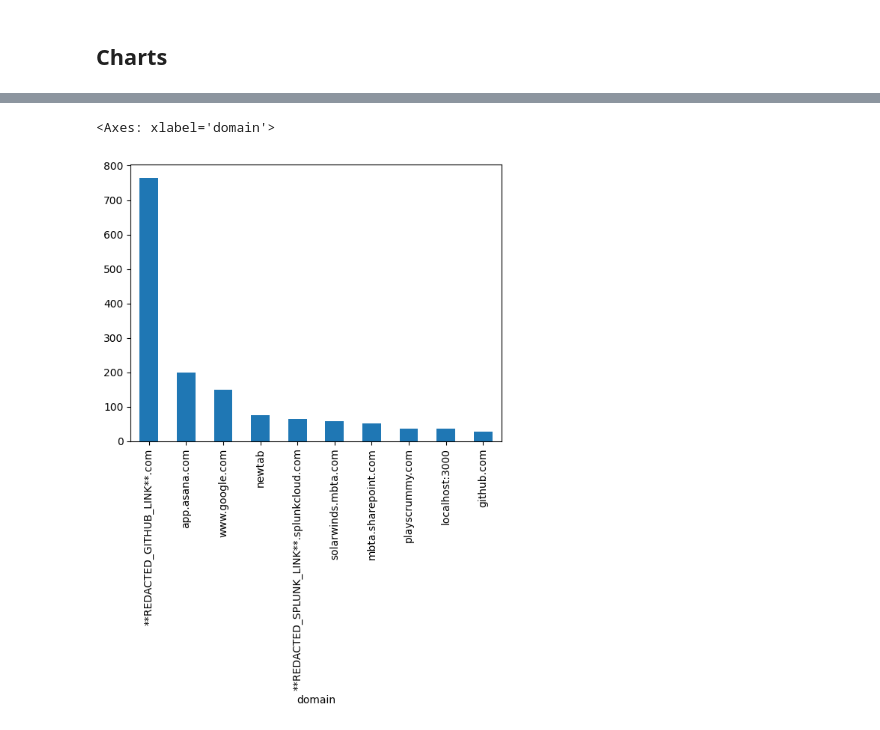
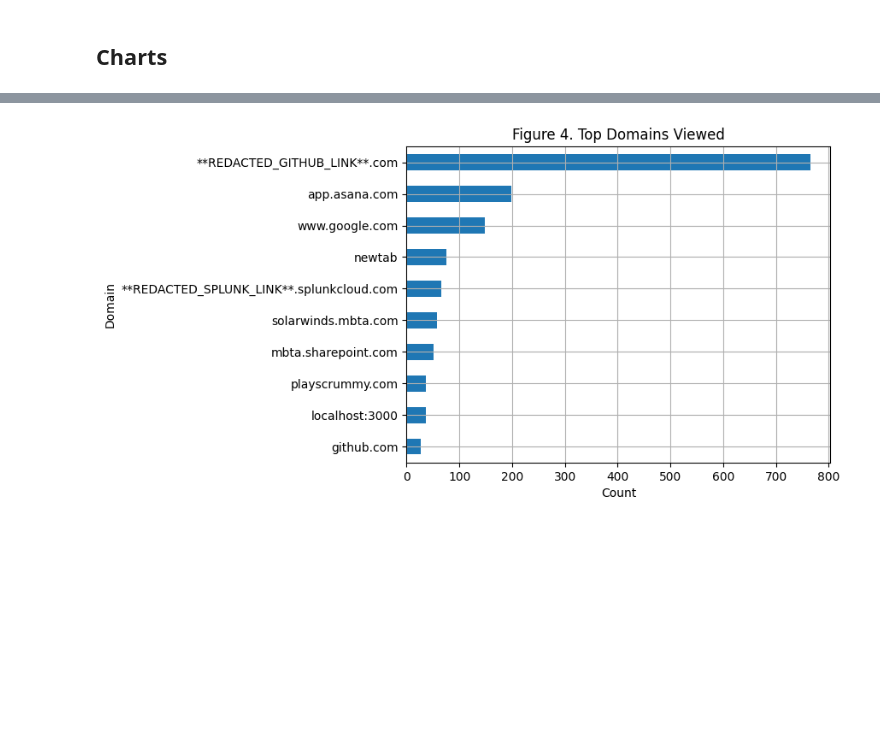
Before and after one commit to pd03-cs-622/LaptopActivityTracker, a Jupyter notebook: data_visualization.ipynb, the cells around one changed output, grey strips where cells are left out. Saved outputs shown, nothing was run; the diff lists cells and outputs as text; code cells hidden in the pictures; blank space fills up the shorter version.

```diff
--- a/data_visualization.ipynb
+++ b/data_visualization.ipynb
@@ -85,3 +110,0 @@ df_all_data_cleaned["current_window"].value_counts().head(10).plot(kind="bar")
-# %%
-df_all_data_cleaned["window_change"] = df_all_data_cleaned["current_window"] != df_all_data_cleaned["current_window"].shift()
-df_all_data_cleaned["window_change"].rolling(50).sum().plot()
@@ -91,11 +111,15 @@ df_all_data_cleaned["window_change"].rolling(50).sum().plot()
 # %%
 from urllib.parse import urlparse
 
 df_all_data_cleaned["domain"] = df_all_data_cleaned["active_chrome_tab_url"].dropna().apply(
     lambda x: urlparse(x).netloc
 )
 
-df_all_data_cleaned["domain"].value_counts().head(10).plot(kind="bar")
+df_all_data_cleaned["domain"].value_counts().head(10).sort_values().plot(kind="barh")
+
+plt.title('Figure 4. Top Domains Viewed')
+plt.xlabel('Count')
+plt.ylabel('Domain')
+plt.grid(True)
 # %% [output]
-<Axes: xlabel='domain'>
-[figure, old version]
+[figure, new version]
```
Also changed, not shown: parts of 13 cells of this notebook, 8 other files.
